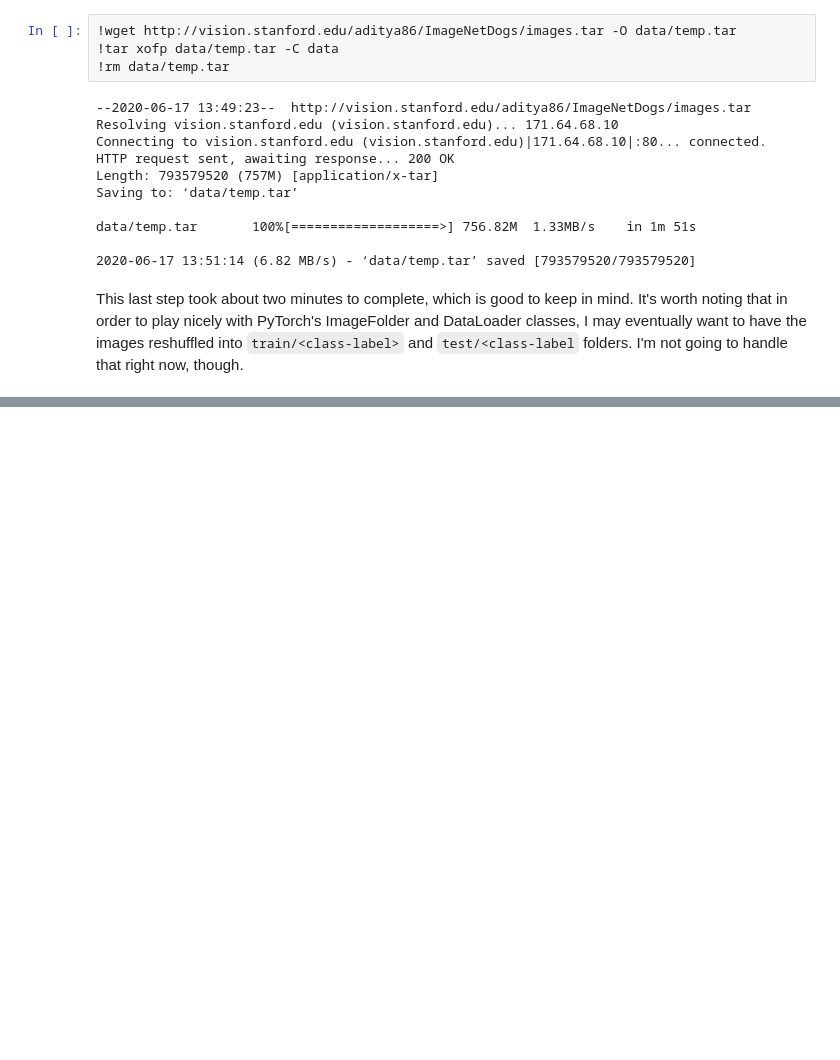
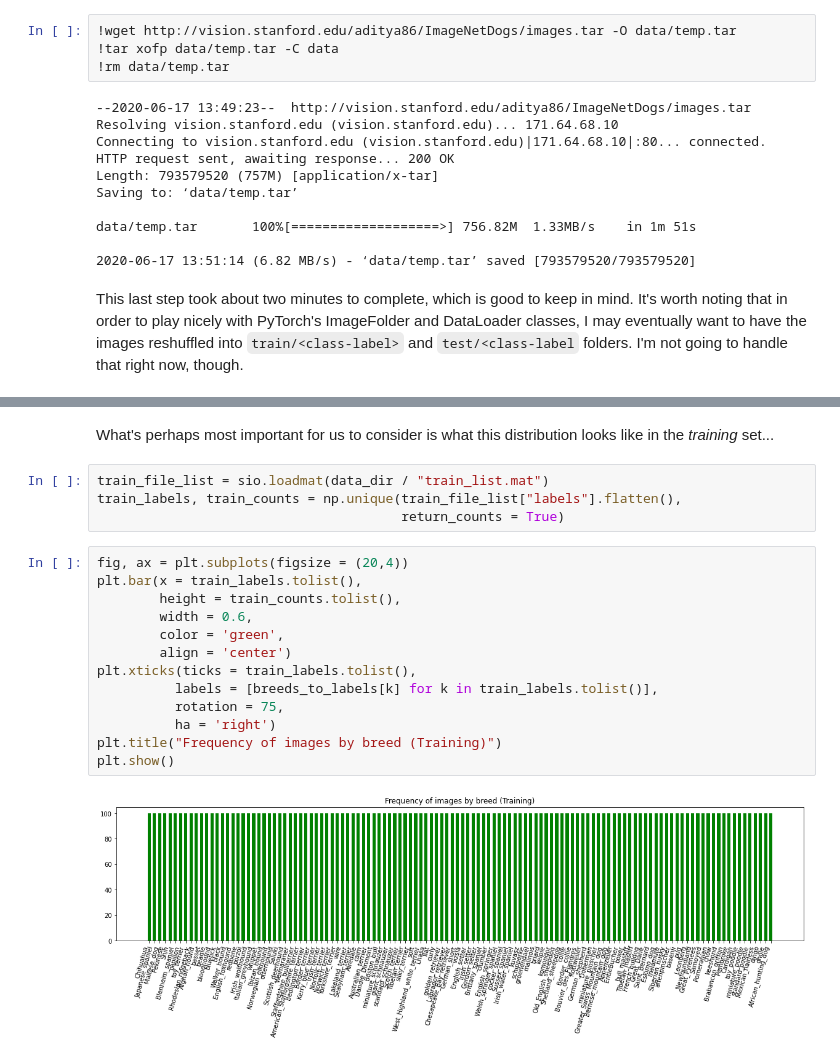
Before and after one commit to ZombieSocrates/ml-udacity-capstone, a Jupyter notebook: 1-Data_Exploration_Preprocessing.ipynb, the cells around one changed output, grey strips where cells are left out. Cells and saved outputs as stored; diff of their text form; blank space fills up the shorter version.

```diff
--- a/1-Data_Exploration_Preprocessing.ipynb
+++ b/1-Data_Exploration_Preprocessing.ipynb
@@ -82,0 +260,21 @@ This last step took about two minutes to complete, which is good to keep in mind
+# %% [markdown]
+What's perhaps most important for us to consider is what this distribution looks like in the _training_ set...
+# %%
+train_file_list = sio.loadmat(data_dir / "train_list.mat")
+train_labels, train_counts = np.unique(train_file_list["labels"].flatten(),
+                                       return_counts = True)
+# %%
+fig, ax = plt.subplots(figsize = (20,4))
+plt.bar(x = train_labels.tolist(),
+        height = train_counts.tolist(),
+        width = 0.6,
+        color = 'green',
+        align = 'center')
+plt.xticks(ticks = train_labels.tolist(),
+          labels = [breeds_to_labels[k] for k in train_labels.tolist()],
+          rotation = 75,
+          ha = 'right')
+plt.title("Frequency of images by breed (Training)")
+plt.show()
+# %% [output]
+[figure, added]
```
Also changed, not shown: parts of 22 cells of this notebook.
